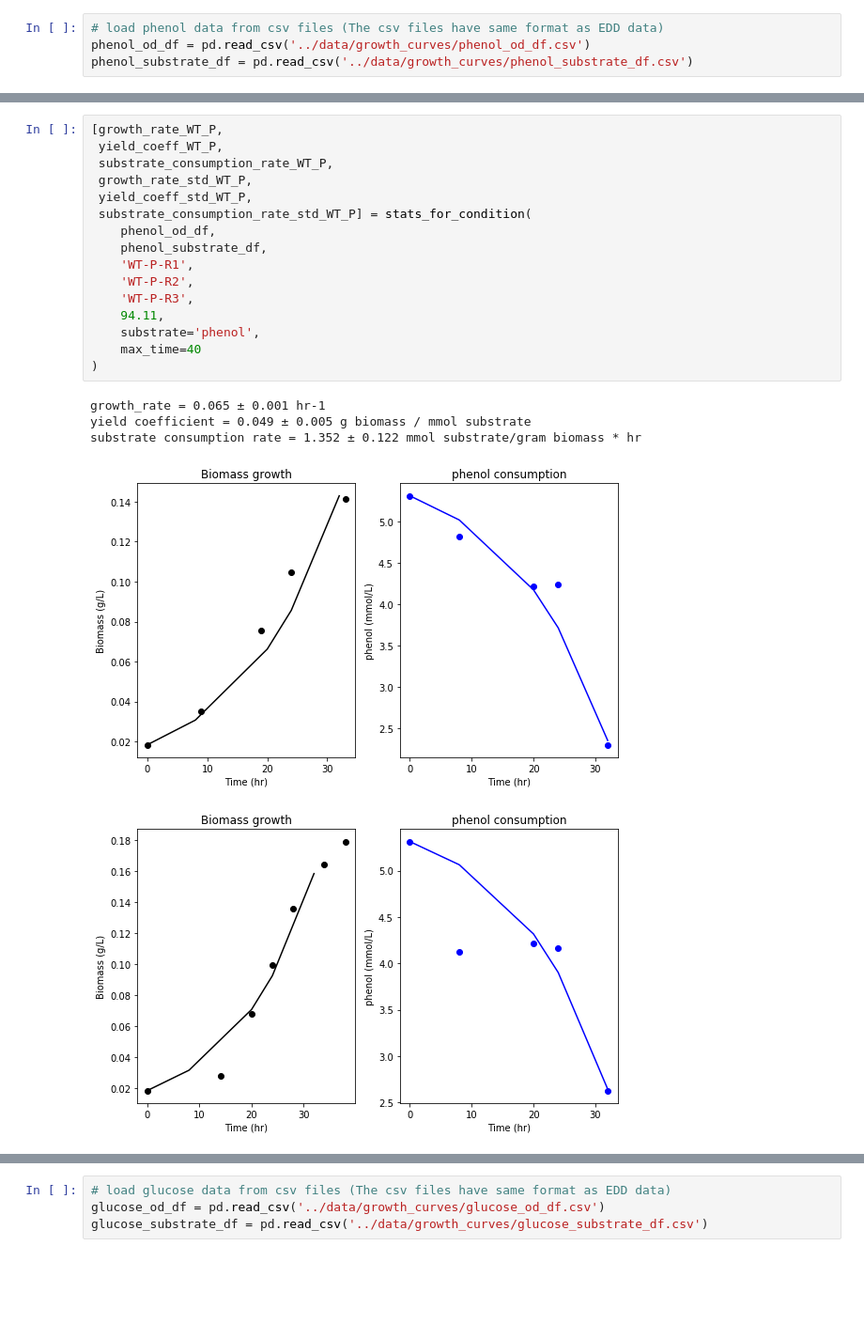
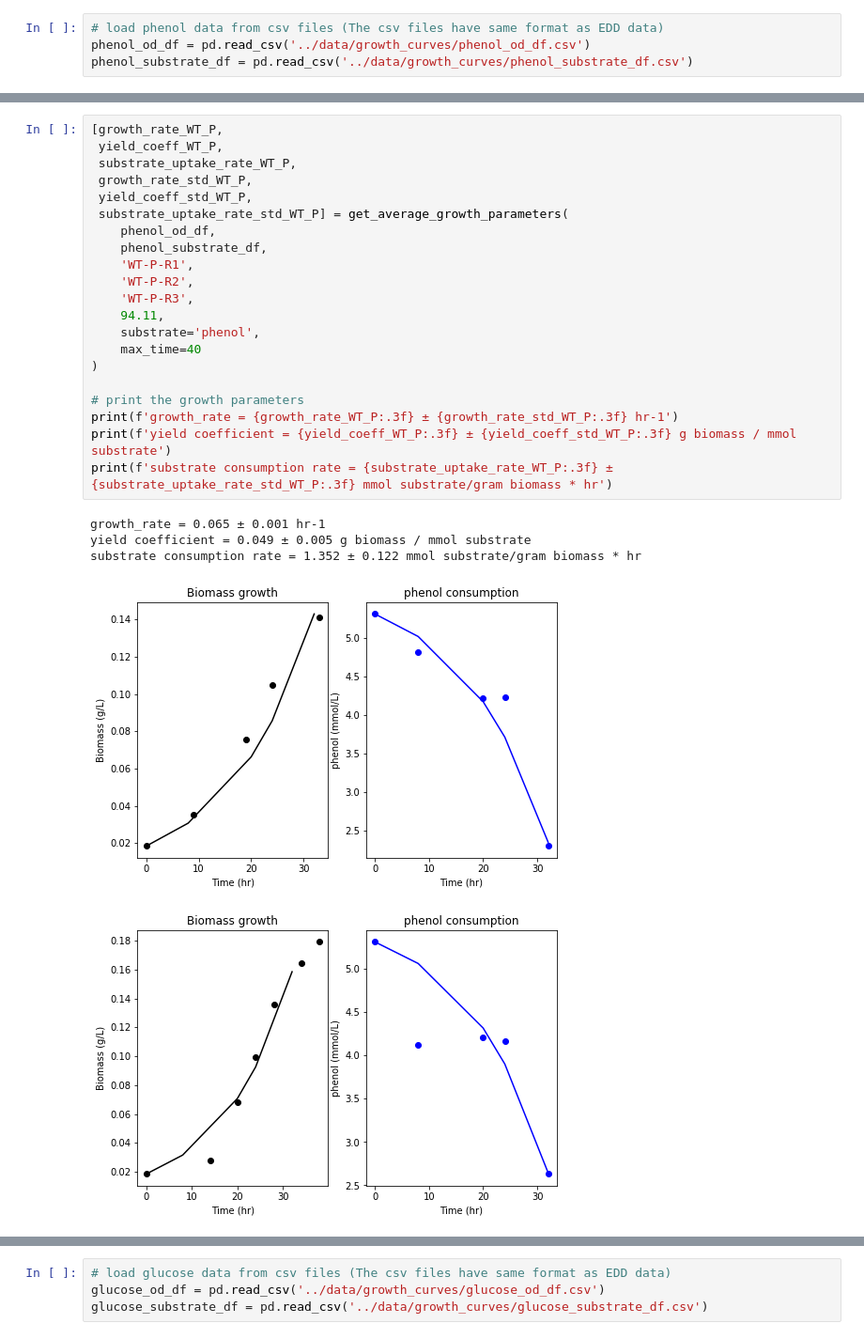
Before and after one commit to LBLQMM/RhodococcusGSM, a Jupyter notebook: notebooks/D_exp_growth_rates.ipynb, the cells around one changed output, grey strips where cells are left out. Shown at 94% size. Cells and saved outputs as stored; diff of their text form; blank space fills up the shorter version.

```diff
--- a/notebooks/D_exp_growth_rates.ipynb
+++ b/notebooks/D_exp_growth_rates.ipynb
@@ -82,22 +49,27 @@ phenol_substrate_df = pd.read_csv('../data/growth_curves/phenol_substrate_df.csv
 # %%
 [growth_rate_WT_P,
  yield_coeff_WT_P,
- substrate_consumption_rate_WT_P,
+ substrate_uptake_rate_WT_P,
  growth_rate_std_WT_P,
  yield_coeff_std_WT_P,
- substrate_consumption_rate_std_WT_P] = stats_for_condition(
+ substrate_uptake_rate_std_WT_P] = get_average_growth_parameters(
     phenol_od_df,
     phenol_substrate_df,
     'WT-P-R1',
     'WT-P-R2',
     'WT-P-R3',
     94.11,
     substrate='phenol',
     max_time=40
 )
+
+# print the growth parameters
+print(f'growth_rate = {growth_rate_WT_P:.3f} ± {growth_rate_std_WT_P:.3f} hr-1')
+print(f'yield coefficient = {yield_coeff_WT_P:.3f} ± {yield_coeff_std_WT_P:.3f} g biomass / mmol substrate')
+print(f'substrate consumption rate = {substrate_uptake_rate_WT_P:.3f} ± {substrate_uptake_rate_std_WT_P:.3f} mmol substrate/gram biomass * hr')
 # %% [output]
 growth_rate = 0.065 ± 0.001 hr-1
 yield coefficient = 0.049 ± 0.005 g biomass / mmol substrate
 substrate consumption rate = 1.352 ± 0.122 mmol substrate/gram biomass * hr
-[figure, old version]
+[figure, new version]
-[figure, old version]
+[figure, new version]
```
Also changed, not shown: parts of 26 cells of this notebook, 19 other files.
